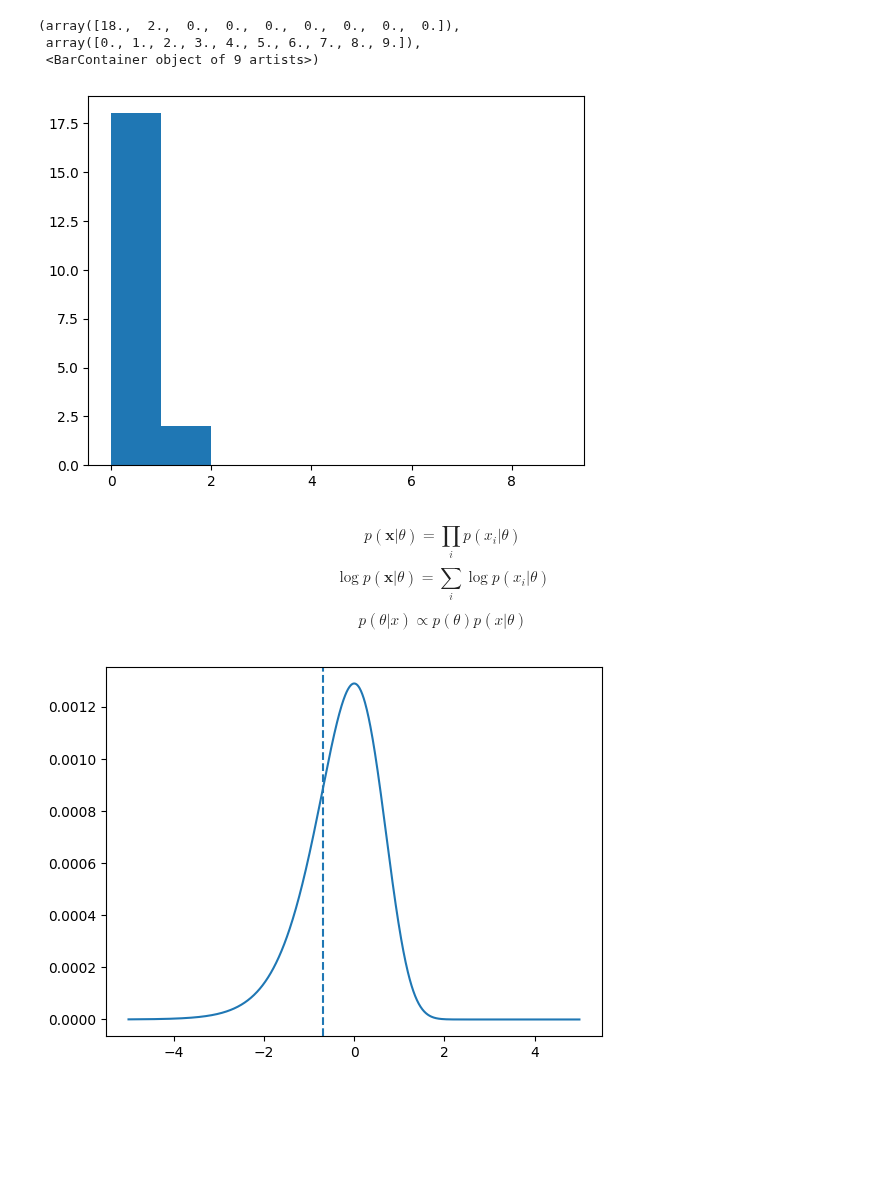
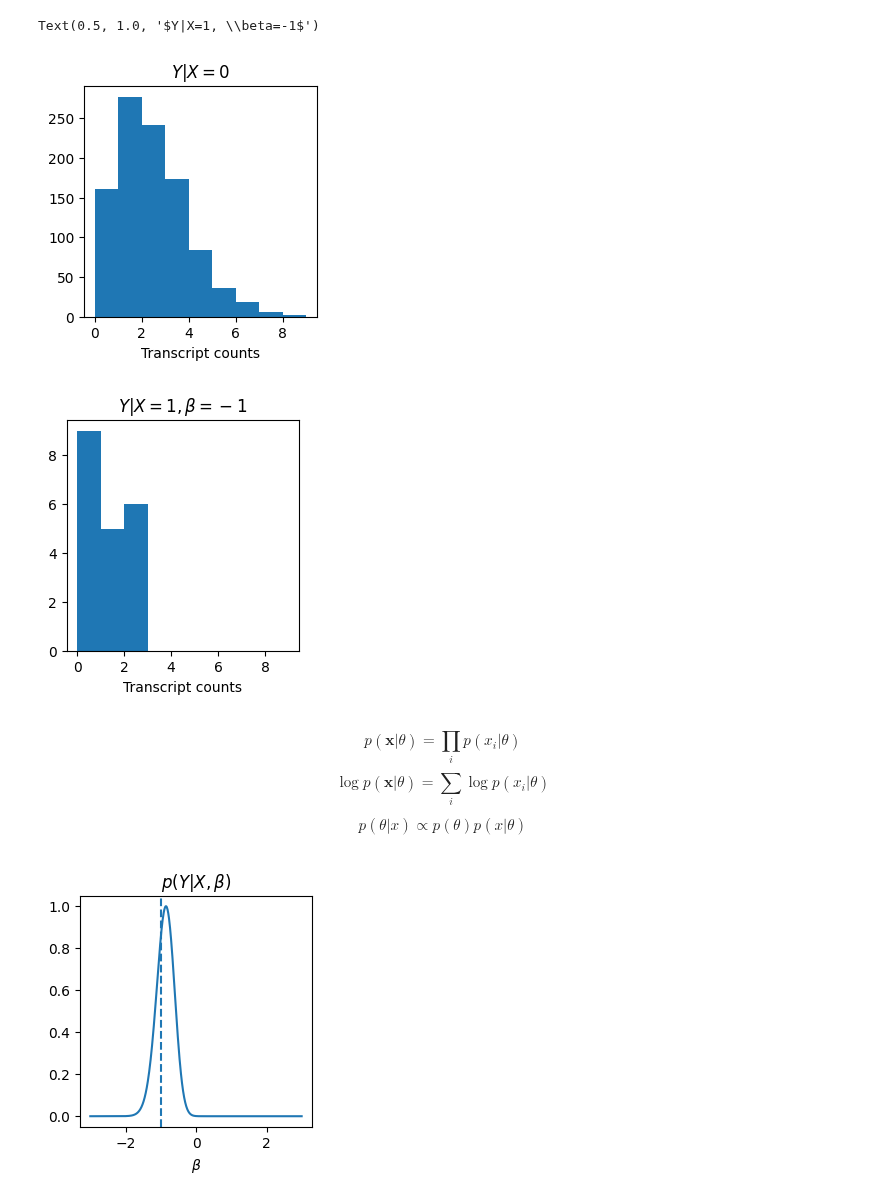
Before and after one commit to pinellolab/PerTurbo, a Jupyter notebook: docs/notebooks/priors.ipynb, the cells around one changed output. Drawn from its saved outputs; the diff is of its cells as text; code cells hidden in the pictures; blank space fills up the shorter version.

```diff
--- a/docs/notebooks/priors.ipynb
+++ b/docs/notebooks/priors.ipynb
@@ -76,24 +84,33 @@ from scipy.stats import cauchy
 # %%
 import numpy as np
 import numpyro.distributions as dist
 import jax.random as random
 import numpyro
 
-mean = 0.1
-dispersion = 2
-n_samples = 20
+mean = 2
+dispersion = 10
+n_samples = 1000
+
 # lfc = np.log(0.8)  # 20% KD
 
 
+nb_dist = dist.NegativeBinomial2(mean, dispersion)
+samples = nb_dist.sample(random.PRNGKey(0), (n_samples,))
+plt.figure(figsize=(3, 3))
+plt.hist(samples, bins=range(10))
+plt.xlabel("Transcript counts")
+plt.title("$Y|X=0$")
+
 nb_dist = dist.NegativeBinomial2(mean * np.exp(lfc), dispersion)
-
-samples = nb_dist.sample(random.PRNGKey(0), (n_samples,))
+samples = nb_dist.sample(random.PRNGKey(0), (20,))
+plt.figure(figsize=(3, 3))
 plt.hist(samples, bins=range(10))
+plt.xlabel("Transcript counts")
+plt.title(f"$Y|X=1, \\beta={lfc}$")
 # %% [output]
-(array([18.,  2.,  0.,  0.,  0.,  0.,  0.,  0.,  0.]),
- array([0., 1., 2., 3., 4., 5., 6., 7., 8., 9.]),
- <BarContainer object of 9 artists>)
+Text(0.5, 1.0, '$Y|X=1, \\beta=-1$')
-[figure, old version]
+[figure, new version]
+[figure, added]
 # %% [markdown]
 $$p(\mathbf x | \theta) = \prod_i p (x_i | \theta)$$
 $$\log p(\mathbf x | \theta) = \sum_i \log p (x_i | \theta)$$
@@ -105,13 +122,16 @@ def log_likelihood(beta, samples, mean, dispersion):
 
 
 log_likelihoods = np.array([log_likelihood(beta, samples, mean, dispersion) for beta in betas])
-plt.plot(betas, np.exp(log_likelihoods))
+plt.figure(figsize=(3,3))
+plt.plot(betas, np.exp(log_likelihoods - log_likelihoods.max()))
 plt.axvline(lfc, linestyle="dashed")
+plt.title(r"$p(Y|X, \beta)$")
+plt.xlabel(r"$\beta$")
 # plt.semilogy()
 plt.show()
 # log_likelihoods.shape
 # %% [output]
-[figure, old version]
+[figure, new version]
 # %%
 n_sigma = 3
 for mean, dispersion in (
```
Also changed, not shown: parts of 3 cells of this notebook, 24 other files.
